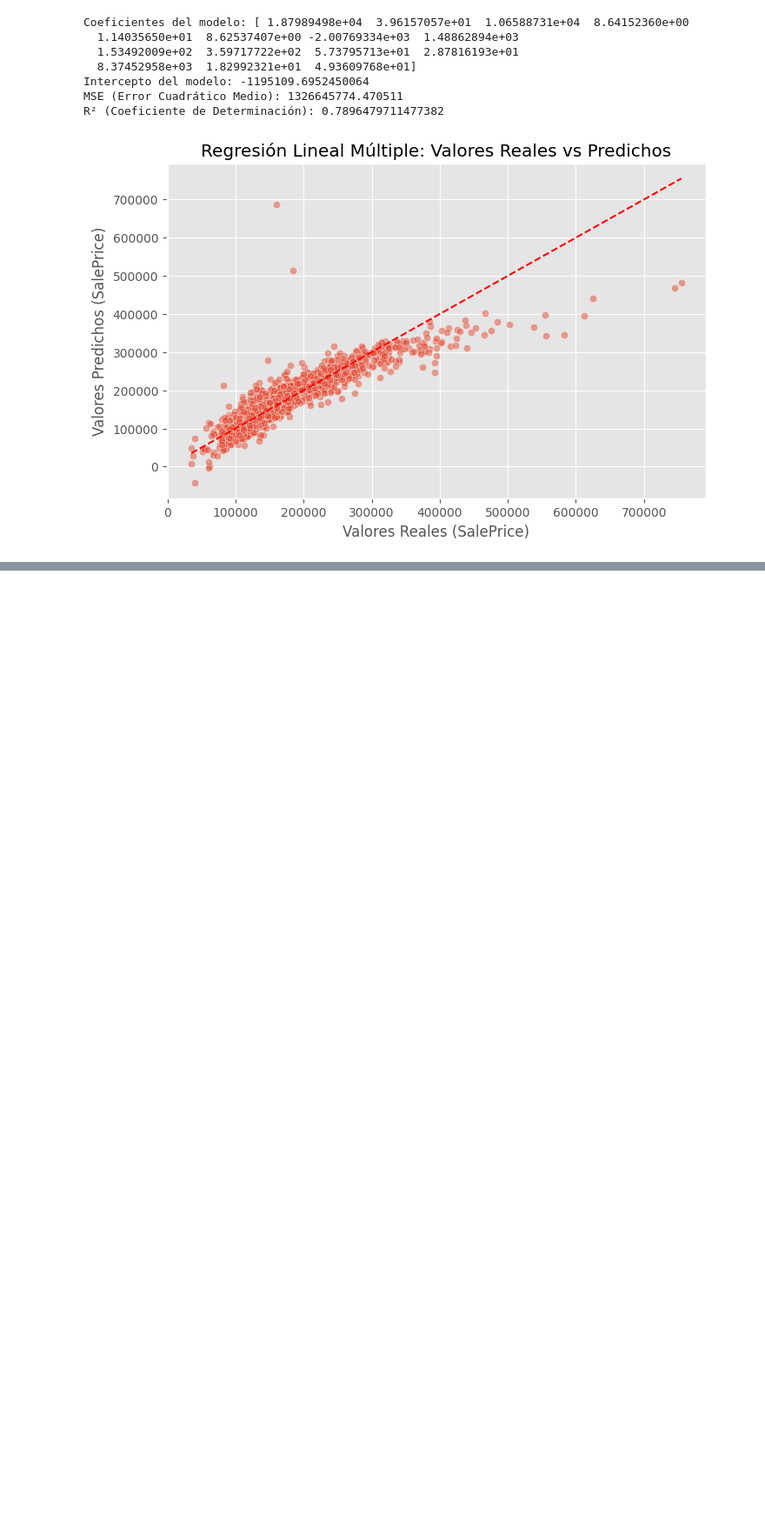
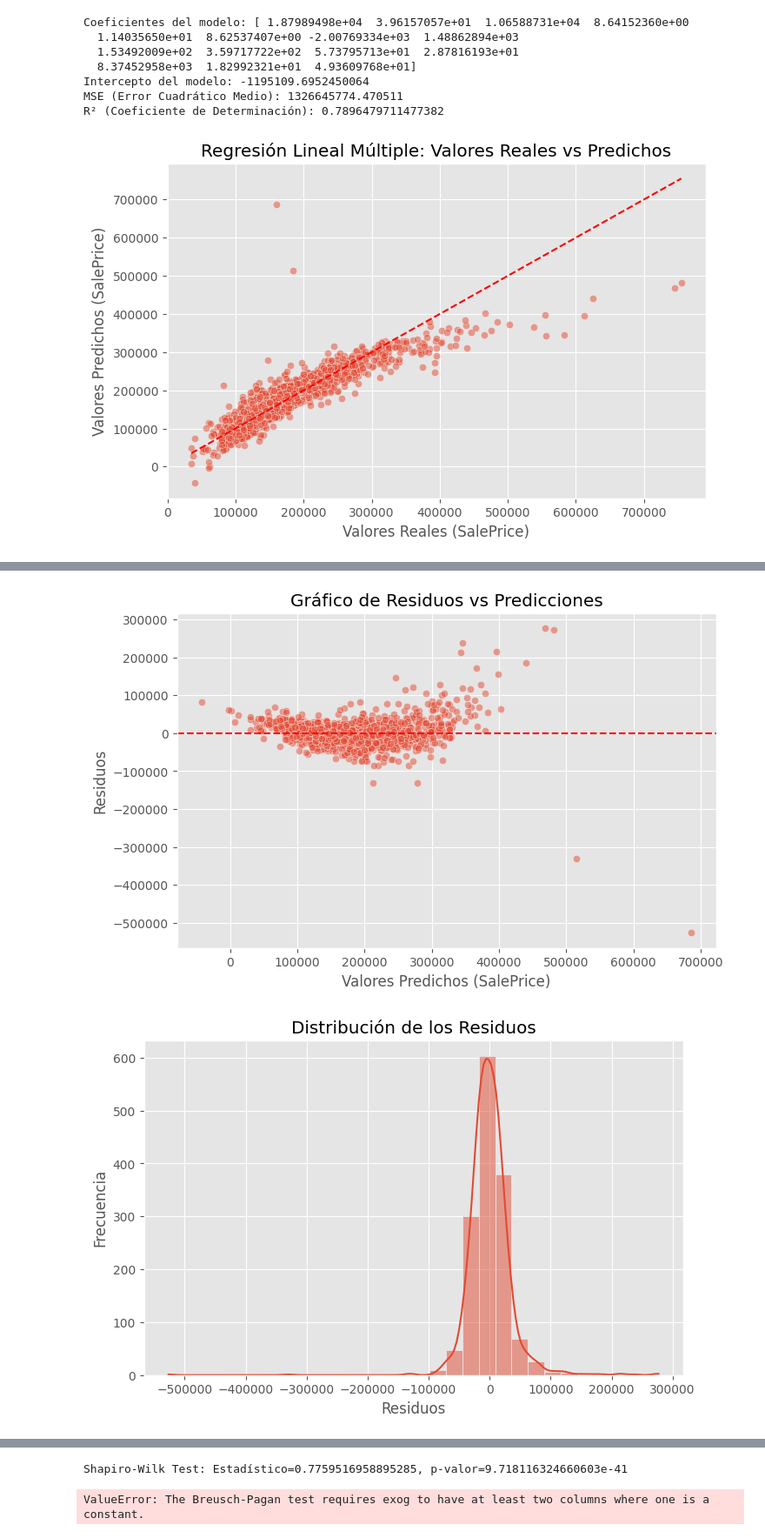
Before and after one commit to Hayser8/HT3MD, a Jupyter notebook: HT3.ipynb, the cells around one changed output, grey strips where cells are left out. Shown at 87% size. Drawn from its saved outputs; the diff is of its cells as text; code cells hidden in the pictures; blank space fills up the shorter version.

Commit message:
Análisis de residuos

```diff
--- a/HT3.ipynb
+++ b/HT3.ipynb
@@ -753,3 +742,41 @@ R² (Coeficiente de Determinación): 0.7896479711477382
 3. **Patrón en la Gráfica:**
    - Se observa una **tendencia lineal más fuerte** en comparación con el modelo univariado.
    - Sin embargo, hay **algunos puntos alejados de la diagonal roja**, lo que indica que ciertas predicciones tienen errores significativos.
+# %%
+import statsmodels.api as sm
+from scipy.stats import shapiro
+
+residuals_multi = y_train_multi - y_pred_multi
+
+plt.figure(figsize=(8, 5))
+sns.scatterplot(x=y_pred_multi, y=residuals_multi, alpha=0.5)
+plt.axhline(y=0, color="red", linestyle="--")
+plt.xlabel("Valores Predichos (SalePrice)")
+plt.ylabel("Residuos")
+plt.title("Gráfico de Residuos vs Predicciones")
+plt.show()
+
+plt.figure(figsize=(8, 5))
+sns.histplot(residuals_multi, bins=30, kde=True)
+plt.xlabel("Residuos")
+plt.ylabel("Frecuencia")
+plt.title("Distribución de los Residuos")
+plt.show()
+
+sm.qqplot(residuals_multi, line='45')
+plt.title("QQ-Plot de los Residuos")
+plt.show()
+
+stat, p_value = shapiro(residuals_multi)
+print(f"Shapiro-Wilk Test: Estadístico={stat}, p-valor={p_value}")
+
+from statsmodels.stats.diagnostic import het_breuschpagan
+
+X_train_multi_const = sm.add_constant(X_train_multi)
+
+from statsmodels.stats.diagnostic import het_breuschpagan
+bp_test = het_breuschpagan(residuals_multi, X_train_multi_const)
+print(f"Breusch-Pagan Test: Chi2={bp_test[0]}, p-valor={bp_test[1]}")
+# %% [output]
+[figure, added]
+[figure, added]
@@ -755,0 +784,2 @@ R² (Coeficiente de Determinación): 0.7896479711477382
+Shapiro-Wilk Test: Estadístico=0.7759516958895285, p-valor=9.718116324660603e-41
+ValueError: The Breusch-Pagan test requires exog to have at least two columns where one is a constant.
```
Also changed, not shown: parts of 3 cells of this notebook.
